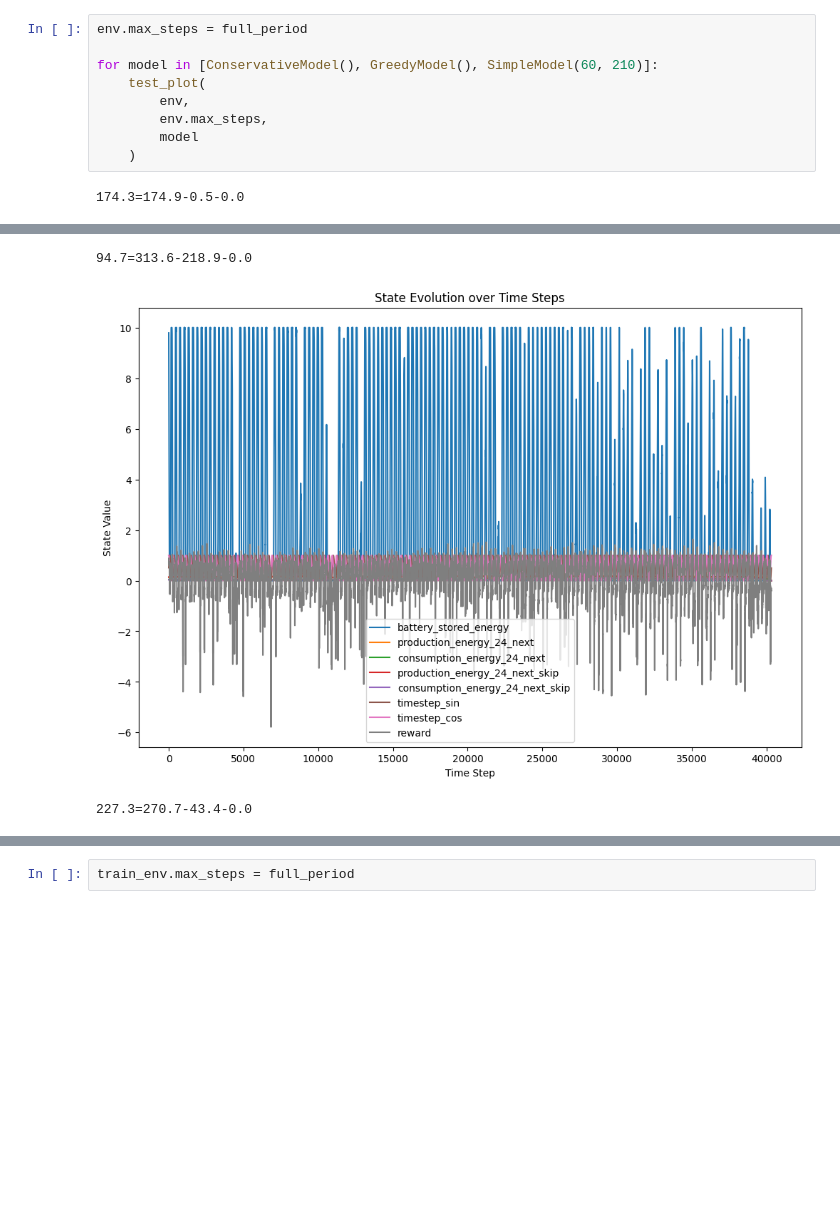
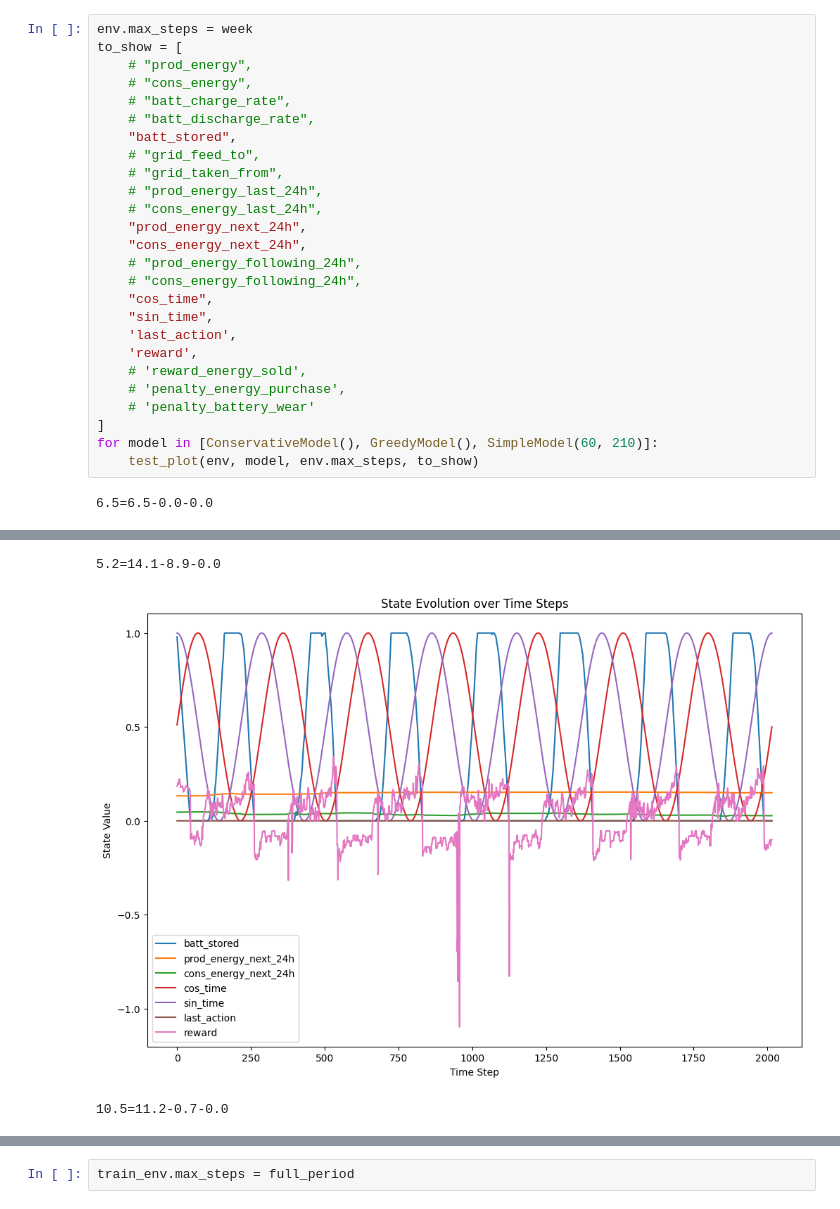
Before and after one commit to EmaR97/EnergyManagementRL, a Jupyter notebook: notebooks/02_model_training.ipynb, the cells around one changed output, grey strips where cells are left out. Saved outputs shown, nothing was run; the diff lists cells and outputs as text; blank space fills up the shorter version.

```diff
--- a/notebooks/02_model_training.ipynb
+++ b/notebooks/02_model_training.ipynb
@@ -145,11 +46,28 @@ class SimpleModel:
 # %%
-env.max_steps = full_period
-
+env.max_steps = week
+to_show = [
+    # "prod_energy",
+    # "cons_energy",
+    # "batt_charge_rate",
+    # "batt_discharge_rate",
+    "batt_stored",
+    # "grid_feed_to",
+    # "grid_taken_from",
+    # "prod_energy_last_24h",
+    # "cons_energy_last_24h",
+    "prod_energy_next_24h",
+    "cons_energy_next_24h",
+    # "prod_energy_following_24h",
+    # "cons_energy_following_24h",
+    "cos_time",
+    "sin_time",
+    'last_action',
+    'reward',
+    # 'reward_energy_sold',
+    # 'penalty_energy_purchase',
+    # 'penalty_battery_wear'
+]
 for model in [ConservativeModel(), GreedyModel(), SimpleModel(60, 210)]:
-    test_plot(
-        env,
-        env.max_steps,
-        model
-    )
+    test_plot(env, model, env.max_steps, to_show)
 # %% [output]
-174.3=174.9-0.5-0.0
+6.5=6.5-0.0-0.0
@@ -157,3 +75,3 @@ for model in [ConservativeModel(), GreedyModel(), SimpleModel(60, 210)]:
-94.7=313.6-218.9-0.0
+5.2=14.1-8.9-0.0
-[figure, old version]
+[figure, new version]
-227.3=270.7-43.4-0.0
+10.5=11.2-0.7-0.0
```
Also changed, not shown: parts of 12 cells of this notebook, 8 other files.
